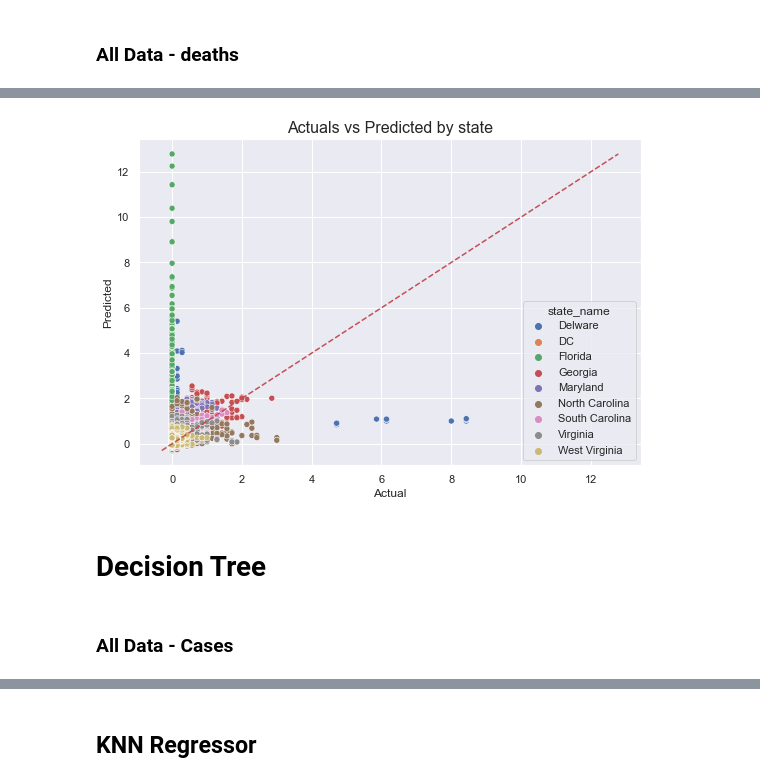
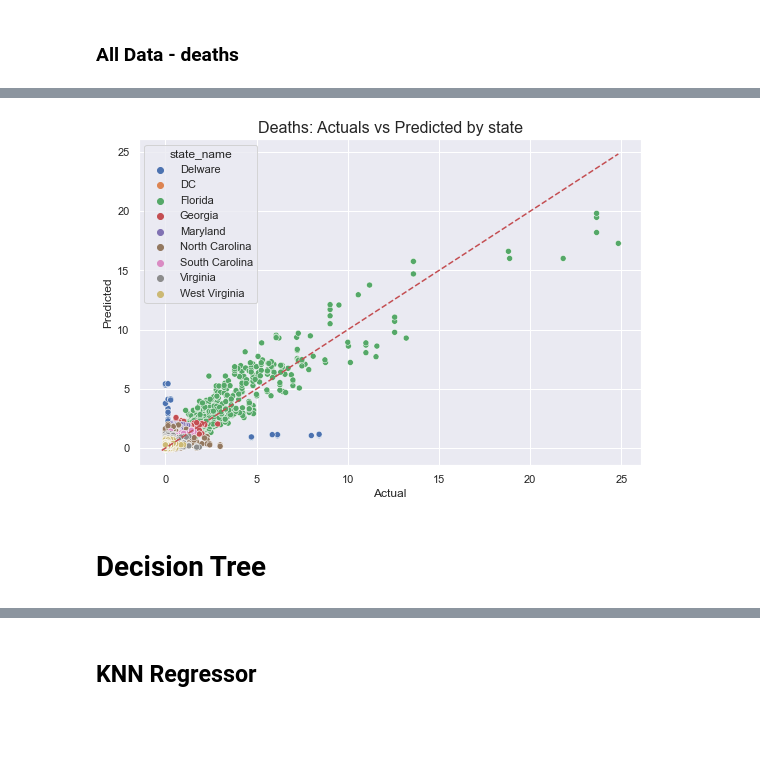
Before and after one commit to ehmartens/cs5644-project, a Jupyter notebook: Modeling Notebook.ipynb, the cells around one changed output, grey strips where cells are left out. Saved outputs shown, nothing was run; the diff lists cells and outputs as text; code cells hidden in the pictures; blank space fills up the shorter version.

Commit message:
Updating target data to incl unknown county data

```diff
--- a/Modeling Notebook.ipynb
+++ b/Modeling Notebook.ipynb
@@ -44,6 +42,7 @@ preprocessor.load_processed_data()
+# %%
+# Put data into a df to work with
+df = preprocessor.get_processed_data()
 # %%
-# Put data into a df to work with
-df = preprocessor.get_current_data()
 # Export data to csv so that the data does not have to be recreated each run
 df.to_csv('COVID_Analysis_Data.csv',index=False)
 # Show data
@@ -66,3 +67,5 @@ df.shape
+# %%
+unpivoted_df = preprocessor.get_processed_data_without_fips_as_columns(set_current_data=False)
 # %% [markdown]
 ## Split into train and test
 # %%
@@ -166,0 +171,4 @@ unpivoted_deaths_test = unpivoted_deaths[unpivoted_deaths['date'] > '2021-06-14'
+# %%
+unpivoted_deaths = unpivoted_df[['date', 'FIPS', 'deaths']].copy()
+unpivoted_deaths['STATE'] = unpivoted_deaths['FIPS'].apply(lambda x: x[:2])
+unpivoted_deaths = unpivoted_deaths.merge(state_code_map, left_on='STATE', right_on='code', how='left')
@@ -167,14 +177,14 @@ unpivoted_deaths_test = unpivoted_deaths[unpivoted_deaths['date'] > '2021-06-14'
 # %%
 plt.figure(figsize=(9,6))
 sns.scatterplot(x=y_test_deaths, y=deaths_pred_lm, hue=unpivoted_deaths_test['state_name'])
 xymin = min(np.min(y_test_deaths), np.min(deaths_pred_lm))
 xymax = max(np.max(y_test_deaths), np.max(deaths_pred_lm))
 plt.plot([xymin, xymax],[xymin, xymax], color="r", linestyle="--")
 plt.xlabel('Actual')
 plt.ylabel('Predicted')
-plt.title('Actuals vs Predicted by state', fontsize=16)
+plt.title('Deaths: Actuals vs Predicted by state', fontsize=16)
 plt.show()
 # %% [output]
-[figure, old version]
+[figure, new version]
 # %% [markdown]
 # Decision Tree
@@ -183,2 +190,0 @@ dt_model = DecisionTreeRegressor()
-# %% [markdown]
-### All Data - Cases
```
Also changed, not shown: parts of 36 cells of this notebook, 14 other files.
